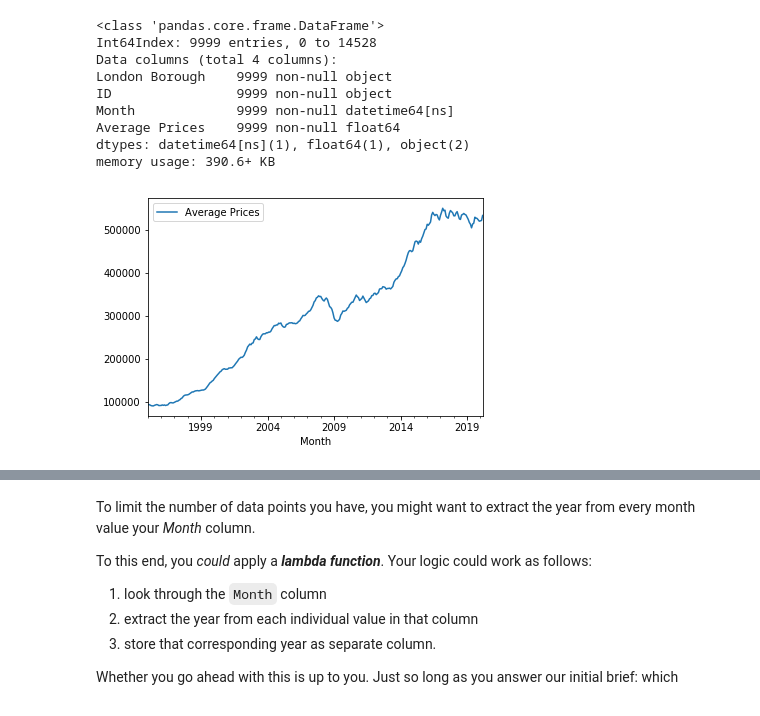
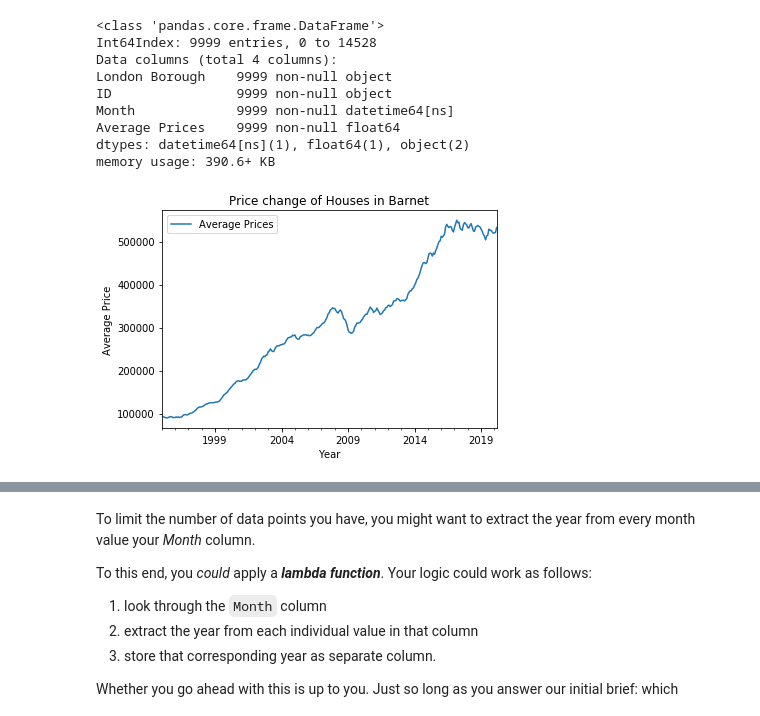
Before and after one commit to shubh8990/Data_Science_Projects, a Jupyter notebook: London Boroughs Housing Prices/Unit 4 Challenge - Tier 3.ipynb, the cells around one changed output, grey strips where cells are left out. Saved outputs shown, nothing was run; the diff lists cells and outputs as text; code cells hidden in the pictures.

```diff
--- a/London Boroughs Housing Prices/Unit 4 Challenge - Tier 3.ipynb
+++ b/London Boroughs Housing Prices/Unit 4 Challenge - Tier 3.ipynb
@@ -271,6 +271,9 @@ dtypes: datetime64[ns](1), float64(1), object(2)
 memory usage: 390.6+ KB
 # %%
 properties[properties['London Borough'] == 'Barnet'].plot(x='Month', y='Average Prices')
+plt.title("Price change of Houses in Barnet")
+plt.xlabel("Year")
+plt.ylabel("Average Price")
 plt.show()
 # %% [output]
-[figure, old version]
+[figure, new version]
```
Also changed, not shown: parts of 3 cells of this notebook.
